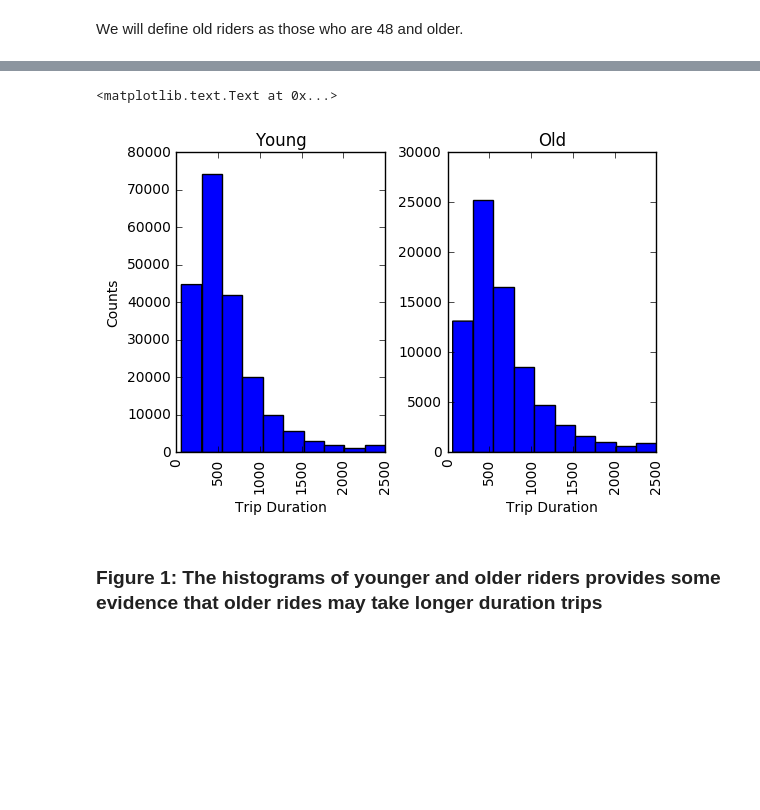
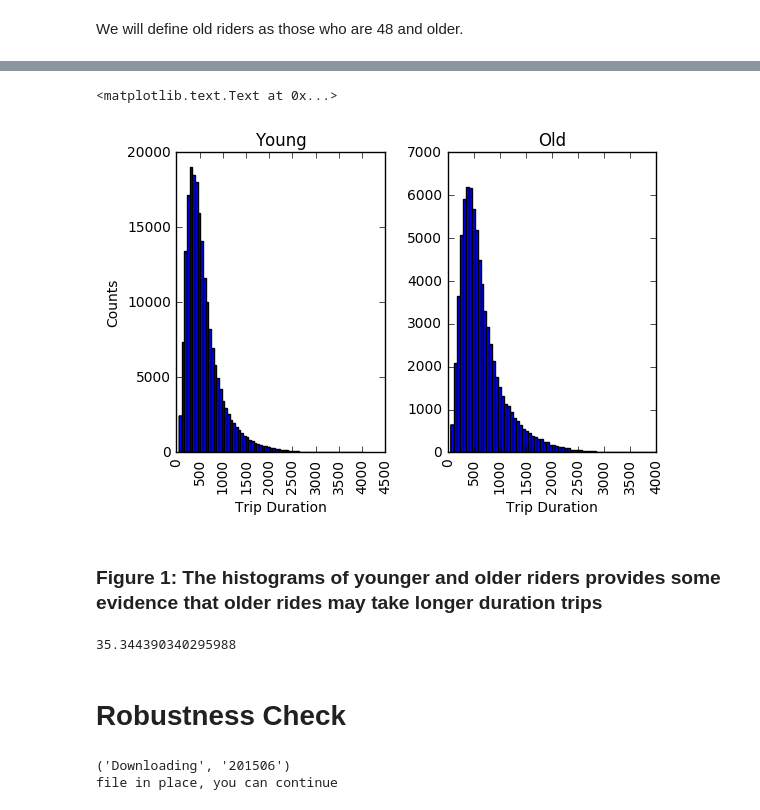
Before and after one commit to bsmiller25/PUI2016_bm2393, a Jupyter notebook: HW3_bm2393/Assignment2.ipynb, the cells around one changed output, grey strips where cells are left out. Saved outputs shown, nothing was run; the diff lists cells and outputs as text; code cells hidden in the pictures; blank space fills up the shorter version.

```diff
--- a/HW3_bm2393/Assignment2.ipynb
+++ b/HW3_bm2393/Assignment2.ipynb
@@ -123,7 +93,3 @@ df_small.describe()
 We will define old riders as those who are 48 and older.
 # %%
 df_small['old'] = 1 * df_small.age >=48
-# %%
-# group trips over 2500 seconds together for histogram purposes
-df_small['dur'] = df_small['tripduration']
-df_small['dur'][df_small['dur']> 2500] = 2500
@@ -134,0 +96,9 @@ See the caveats in the documentation: http://pandas.pydata.org/pandas-docs/stabl
+# %%
+#remove outlier ages
+sd_threshold = 4
+df_small = df_small[abs(df_small.age - df_small.age.mean()) < (sd_threshold * df_small.age.std())]
+df_small.describe()
+
+#remove outlier trip durations
+df_small = df_small[abs(df_small.tripduration - df_small.tripduration.mean()) < (sd_threshold * df_small.tripduration.std())]
+df_small.describe()
@@ -135,13 +115,29 @@ See the caveats in the documentation: http://pandas.pydata.org/pandas-docs/stabl
 # %%
-h = df_small.hist(column = 'dur',by = 'old')
+h = df_small.hist(column = 'tripduration',by = 'old', bins = 69)
 h[0].set_xlabel('Trip Duration')
 h[1].set_xlabel('Trip Duration')
 h[0].set_ylabel('Counts')
 h[1].set_ylabel('')
 h[0].set_title("Young")
 h[1].set_title("Old")
 # %% [output]
 <matplotlib.text.Text at 0x...>
-[figure, old version]
+[figure, new version]
 # %% [markdown]
 ### Figure 1: The histograms of younger and older riders provides some evidence that older rides may take longer duration trips
+# %%
+# T test
+
+(df_small.groupby('old').mean().tripduration[1] - df_small.groupby('old').mean().tripduration[0]) / \
+np.sqrt(df_small.groupby('old').std().tripduration[1]**2/df_small.groupby('old').count().tripduration[1] + \
+        df_small.groupby('old').std().tripduration[0]**2/df_small.groupby('old').count().tripduration[0])
+# %% [output]
+35.344390340295988
+# %% [markdown]
+# Robustness Check
+# %%
+datestring = '201506'
+getCitiBikeCSV(datestring)
+# %% [output]
+('Downloading', '201506')
+file in place, you can continue
```
Also changed, not shown: parts of 17 cells of this notebook.
